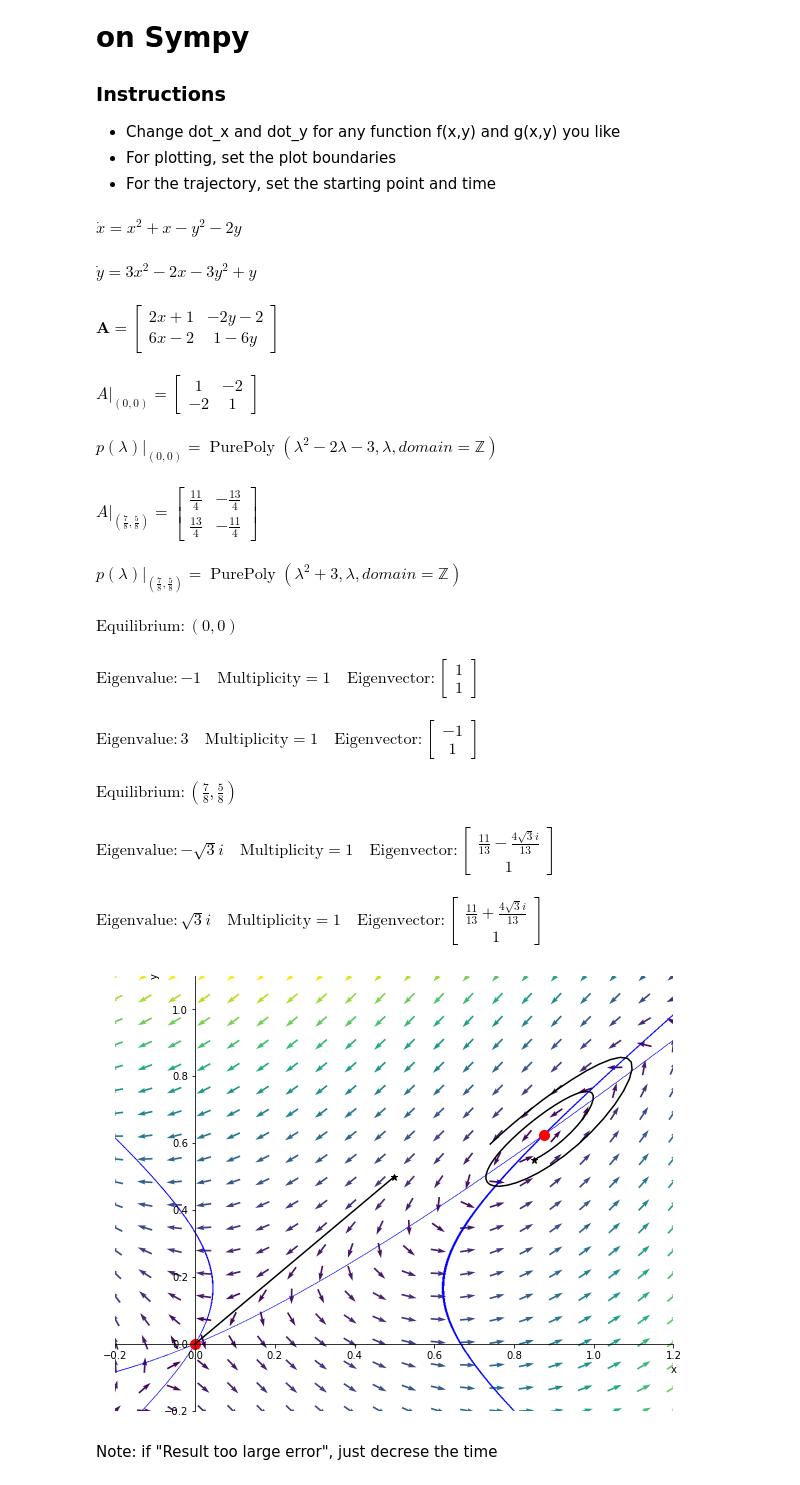
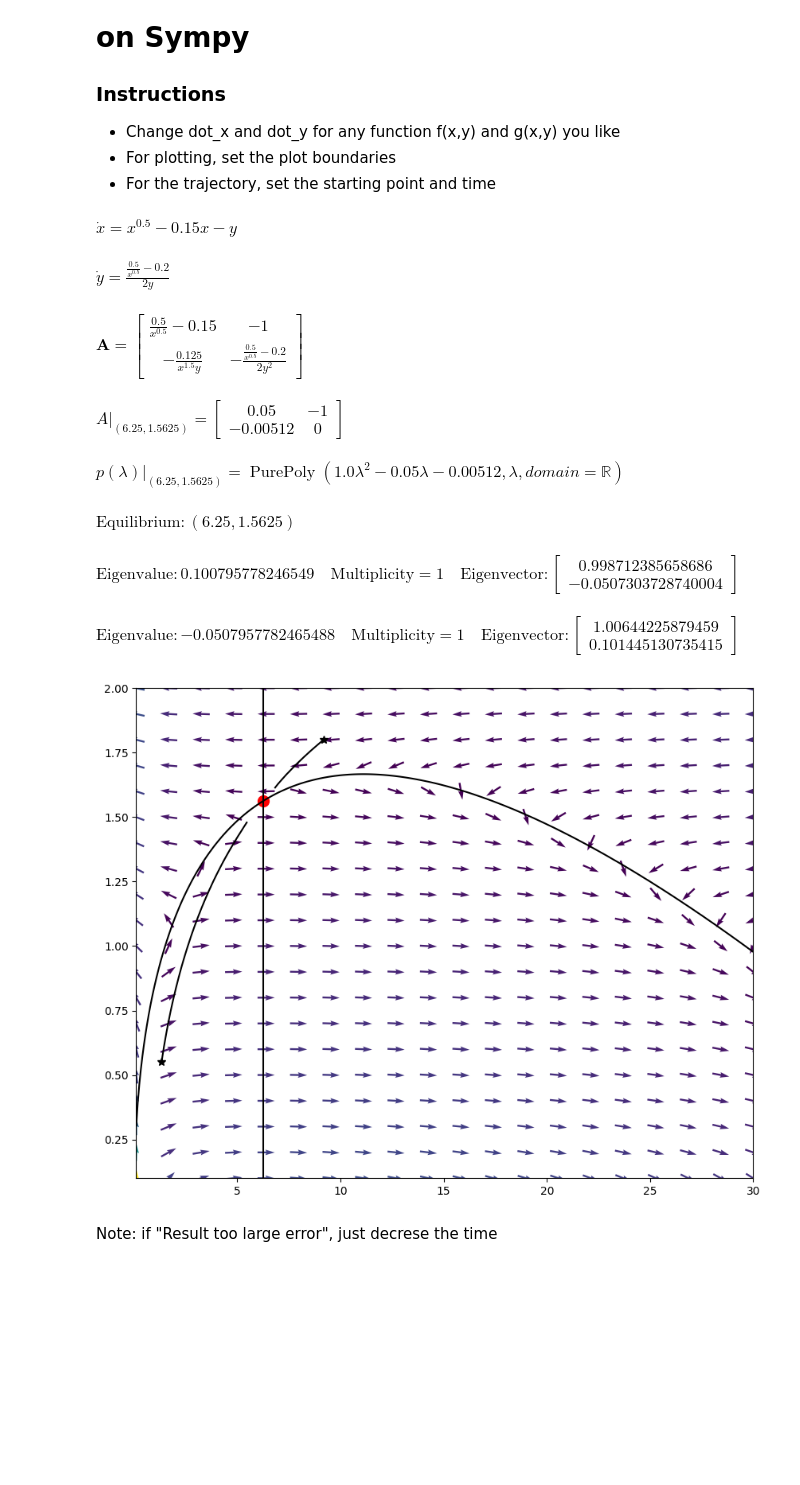
Before and after one commit to ndharari/diffeq, a Jupyter notebook: diffeq.ipynb, the cells around one changed output. Cells and saved outputs as stored; diff of their text form; code cells hidden in the pictures; blank space fills up the shorter version.

Commit message:
Updated the code that merges sympy  plot to the matplotlib one

```diff
--- a/diffeq.ipynb
+++ b/diffeq.ipynb
@@ -25,21 +16,28 @@ def move_sympyplot_to_axes(p, ax):
 # %%
 # Defining the equations via sympy
-dot_x = x-2*y +x**2 -y**2            # f(x,y)
-dot_y = -2*x +y +3*x**2-3*y**2           # g(x,y)
-display(Math('\dot{x} = '+ sm.latex(dot_x)))
-display(Math('\dot{y} = '+ sm.latex(dot_y)))
+A=1
+r=0.05
+alpha = 0.5
+delta = 0.15
+sigma = 2
+
+dot_x = A*(x**alpha)-y-delta*x  # f(x,y)
+dot_y = (1/(sigma*y))*(alpha*A*x**(alpha-1)-r-delta)          # g(x,y)
+
+display(Math('\\dot{x} = '+ sm.latex(dot_x)))
+display(Math('\\dot{y} = '+ sm.latex(dot_y)))
 # %% [output]
-$\displaystyle \dot{x} = x^{2} + x - y^{2} - 2 y$
+$\displaystyle \dot{x} = x^{0.5} - 0.15 x - y$
-$\displaystyle \dot{y} = 3 x^{2} - 2 x - 3 y^{2} + y$
+$\displaystyle \dot{y} = \frac{\frac{0.5}{x^{0.5}} - 0.2}{2 y}$
 # %%
 ### A matrix from dot(X)=AX (if system is linear)
 # We contruct the vector <f(x,y), g(x,y)>.
 A_vector = sm.Matrix([dot_x, dot_y])
 # Jacobian for the A_vector. In a linear system this gives the A matrix from dot(X)=AX
 A_matrix = A_vector.jacobian(([x, y]))
-display(Math('\mathbf{A} = '+ sm.latex(A_matrix)))
+display(Math('\\mathbf{A} = '+ sm.latex(A_matrix)))
 # %% [output]
-$\displaystyle \mathbf{A} = \left[\begin{matrix}2 x + 1 & - 2 y - 2\\6 x - 2 & 1 - 6 y\end{matrix}\right]$
+$\displaystyle \mathbf{A} = \left[\begin{matrix}\frac{0.5}{x^{0.5}} - 0.15 & -1\\- \frac{0.125}{x^{1.5} y} & - \frac{\frac{0.5}{x^{0.5}} - 0.2}{2 y^{2}}\end{matrix}\right]$
 # %%
 # Setting equations to zero and computing Fixed Points
 dot_x_Equal, dot_y_Equal = sm.Eq(dot_x, 0), sm.Eq(dot_y, 0)
@@ -51,15 +49,13 @@ equilibria = sm.solve((dot_x_Equal, dot_y_Equal), x, y, dict=True)
 for eq in equilibria:
     if sm.im(eq[x])==0 and sm.im(eq[y]) ==0: # Excludes imaginary equilibria
         matrix_subbed = A_matrix.subs(eq)
-        display(Math("A\Big|_{(" +sm.latex(eq[x]) + "," + sm.latex(eq[y])+ ")} = "+
+        display(Math("A\\Big|_{(" +sm.latex(eq[x]) + "," + sm.latex(eq[y])+ ")} = "+
                      sm.latex(matrix_subbed)))
-        display(Math("p(\lambda)\Big|_{(" +sm.latex(eq[x]) + "," + sm.latex(eq[y])+ ")}="+
+        display(Math("p(\\lambda)\\Big|_{(" +sm.latex(eq[x]) + "," + sm.latex(eq[y])+ ")}="+
                      sm.latex(matrix_subbed.charpoly())))
 # %% [output]
-$\displaystyle A\Big|_{(0,0)} = \left[\begin{matrix}1 & -2\\-2 & 1\end{matrix}\right]$
+$\displaystyle A\Big|_{(6.25,1.5625)} = \left[\begin{matrix}0.05 & -1\\-0.00512 & 0\end{matrix}\right]$
-$\displaystyle p(\lambda)\Big|_{(0,0)}=\operatorname{PurePoly}{\left( \lambda^{2} - 2 \lambda - 3, \lambda, domain=\mathbb{Z} \right)}$
+$\displaystyle p(\lambda)\Big|_{(6.25,1.5625)}=\operatorname{PurePoly}{\left( 1.0 \lambda^{2} - 0.05 \lambda - 0.00512, \lambda, domain=\mathbb{R} \right)}$
-$\displaystyle A\Big|_{(\frac{7}{8},\frac{5}{8})} = \left[\begin{matrix}\frac{11}{4} & - \frac{13}{4}\\\frac{13}{4} & - \frac{11}{4}\end{matrix}\right]$
-$\displaystyle p(\lambda)\Big|_{(\frac{7}{8},\frac{5}{8})}=\operatorname{PurePoly}{\left( \lambda^{2} + 3, \lambda, domain=\mathbb{Z} \right)}$
 # %%
 # Calculates eigenvals and eigenvects for each eq
 # The list is of the form [{eq}, [eigenthing1, eigenthing1]]
@@ -69,18 +65,15 @@ eigen_things = [[eq, A_matrix.subs(eq).eigenvects()]
 # Showing equilibrium and eigenthings
 for _, eq in enumerate(equilibria):
     if sm.im(eq[x])==0 and sm.im(eq[y]) ==0: # Excludes imaginary equilibria
-        display(Math("\mathrm{Equilibrium}: (" + sm.latex(eq[x])+","+sm.latex(eq[y])+")"))
+        display(Math("\\mathrm{Equilibrium}: (" + sm.latex(eq[x])+","+sm.latex(eq[y])+")"))
         # eigen_things[#eq][eigenthings][#pair][0=value, 1=mult, 2=eigenvect]
         for pair in eigen_things[_][1]:
-                display(Math("\mathrm{Eigenvalue}:"+ sm.latex(pair[0]) +
-                             "\quad \mathrm{Multiplicity}=" + sm.latex(pair[1]) + "\quad\mathrm{Eigenvector}: "+ sm.latex(pair[2][0])))
+                display(Math("\\mathrm{Eigenvalue}:"+ sm.latex(pair[0]) +
+                             "\\quad \\mathrm{Multiplicity}=" + sm.latex(pair[1]) + "\\quad\\mathrm{Eigenvector}: "+ sm.latex(pair[2][0])))
 # %% [output]
-$\displaystyle \mathrm{Equilibrium}: (0,0)$
+$\displaystyle \mathrm{Equilibrium}: (6.25,1.5625)$
-$\displaystyle \mathrm{Eigenvalue}:-1\quad \mathrm{Multiplicity}=1\quad\mathrm{Eigenvector}: \left[\begin{matrix}1\\1\end{matrix}\right]$
+$\displaystyle \mathrm{Eigenvalue}:0.100795778246549\quad \mathrm{Multiplicity}=1\quad\mathrm{Eigenvector}: \left[\begin{matrix}0.998712385658686\\-0.0507303728740004\end{matrix}\right]$
-$\displaystyle \mathrm{Eigenvalue}:3\quad \mathrm{Multiplicity}=1\quad\mathrm{Eigenvector}: \left[\begin{matrix}-1\\1\end{matrix}\right]$
+$\displaystyle \mathrm{Eigenvalue}:-0.0507957782465488\quad \mathrm{Multiplicity}=1\quad\mathrm{Eigenvector}: \left[\begin{matrix}1.00644225879459\\0.101445130735415\end{matrix}\right]$
-$\displaystyle \mathrm{Equilibrium}: (\frac{7}{8},\frac{5}{8})$
-$\displaystyle \mathrm{Eigenvalue}:- \sqrt{3} i\quad \mathrm{Multiplicity}=1\quad\mathrm{Eigenvector}: \left[\begin{matrix}\frac{11}{13} - \frac{4 \sqrt{3} i}{13}\\1\end{matrix}\right]$
-$\displaystyle \mathrm{Eigenvalue}:\sqrt{3} i\quad \mathrm{Multiplicity}=1\quad\mathrm{Eigenvector}: \left[\begin{matrix}\frac{11}{13} + \frac{4 \sqrt{3} i}{13}\\1\end{matrix}\right]$
 # %%
 # Ploting  parameters
 fig = plt.figure(figsize=(10,8))
@@ -88,10 +81,10 @@ ax = fig.add_subplot(1,1,1)
 # ax.set_title("Sistema diferencial")
 
 # Setting Plot Boundaries (needed of sympy)
-x_min, y_min, x_max, y_max,  = -.2, -.2, 1.2, 1.1
+x_min, y_min, x_max, y_max,  = 0.1, 0.1, 30, 2
 # For plotting the trajectory
-time, dt = 60, 0.1
-initial_pairs = [(.85, .55), (.5, .5)] #List of the form [(x_0, y_0)]
+time, dt = 220, 0.15
+initial_pairs = [(1.32755, .55), (9.18,1.8)] #List of the form [(x_0, y_0)]
 # Choose if normalization of vectors is applied
 normalize = True
 
@@ -119,39 +112,45 @@ for pair in initial_pairs:
     x_list = [x_0]
     y_list = [y_0]
     for i in range(time):
         x_list.append(x_list[i] + (x_movement(x_list[i], y_list[i])) * dt)
         y_list.append(y_list[i] + (y_movement(x_list[i], y_list[i])) * dt)
     ax.plot(x_list, y_list, color="black")
 
 
 # Quiverplot
 # create a grid and set the dir vecs
 X, Y = np.meshgrid(x_line, y_line)
 x_dir, y_dir = x_movement(X,Y), y_movement(X,Y)
 # prepare the colour and normalization factor
 norm = np.sqrt(x_dir**2 + y_dir**2)
 
 #Normalize
 if normalize:
     x_dir /= norm
     y_dir /= norm
 
 plt.quiver(X, Y,
            x_dir,
            y_dir,
            norm,
            pivot='mid')
 
-# Plot Nullclines
-p1 = sm.plot_implicit(dot_x_Equal, (x, x_min, x_max), (y, y_min, y_max), show= False)
-p2 = sm.plot_implicit(dot_y_Equal, (x, x_min, x_max), (y, y_min, y_max), show= False)
+# Manually integrate nullclines into the same axes
+dot_x_contour = sm.lambdify((x, y), dot_x, "numpy")
+dot_y_contour = sm.lambdify((x, y), dot_y, "numpy")
 
-move_sympyplot_to_axes(p1, ax)
-move_sympyplot_to_axes(p2, ax)
+x_vals = np.linspace(x_min, x_max, 400)
+y_vals = np.linspace(y_min, y_max, 400)
+X, Y = np.meshgrid(x_vals, y_vals)
+Z_x = dot_x_contour(X, Y)
+Z_y = dot_y_contour(X, Y)
+
+ax.contour(X, Y, Z_x, levels=[0], colors="black", linestyles="-")
+ax.contour(X, Y, Z_y, levels=[0], colors="black", linestyles="-")
 
 plt.show()
 # %% [output]
-[figure, old version]
+[figure, new version]
 # %% [markdown]
 Note: if "Result too large error", just decrese the time
 # %% [markdown]
```
Also changed, not shown: parts of 2 cells of this notebook, 1 other file.
